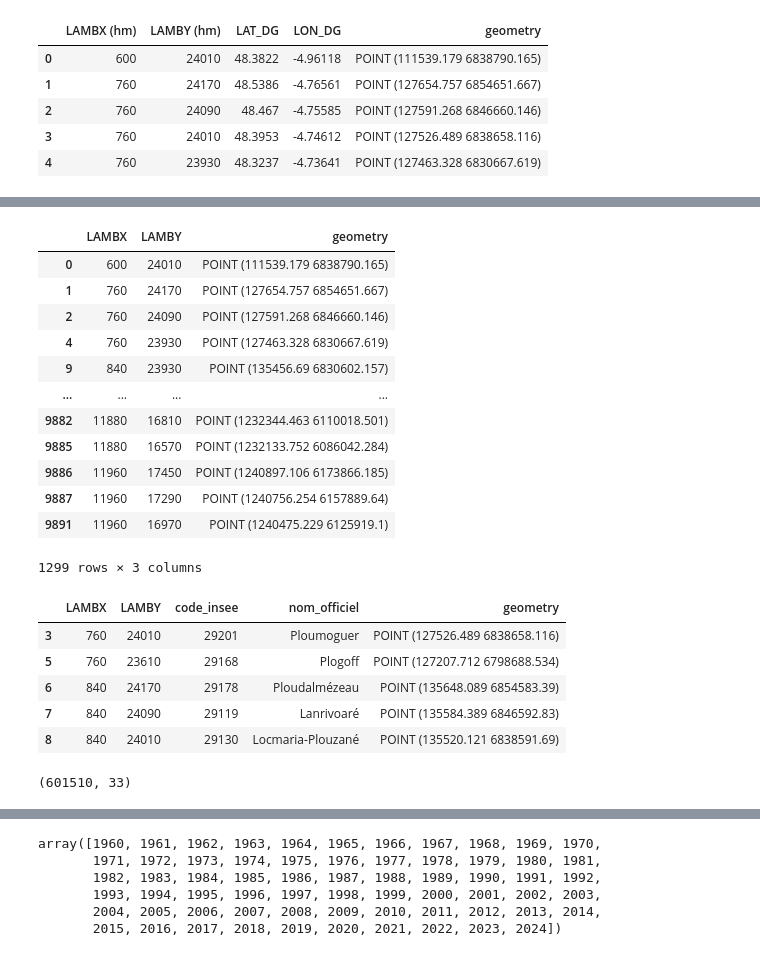
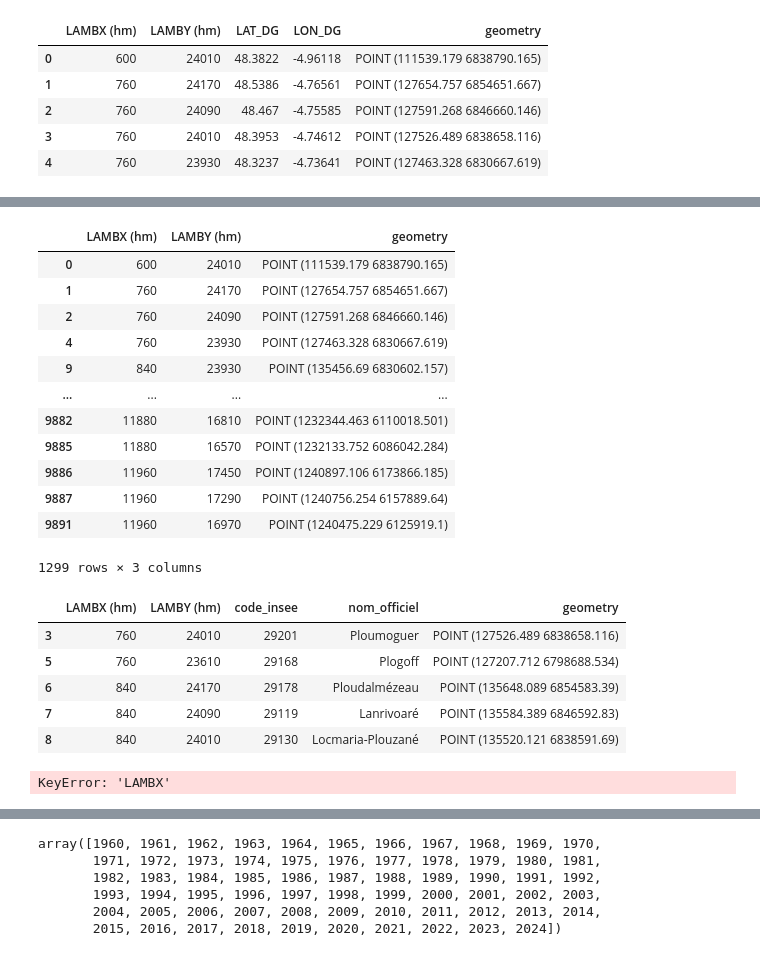
Before and after one commit to Sophie-Monsi/MACHINE-LEARNING-FOR-CLIMATE-RISK, a Jupyter notebook: Database_download.ipynb, the cells around one changed output, grey strips where cells are left out. Cells and saved outputs as stored; diff of their text form; code cells hidden in the pictures.

```diff
--- a/Database_download.ipynb
+++ b/Database_download.ipynb
@@ -643,7 +661,7 @@ print("Dimensions de la base finale :", swi_uniform_df.shape)
 # %%
 # lien à modifier, les données sont stockées sur le repo
 # utilisation de la longitude et de la latitude puis conversion en Lambert-93 (EPSG:2154) car les points de la grille utilisée n'ont pas les mêmes echelles que celles de ADMIN-EXPRESS
-df_safran=pd.read_csv("C:/Users/lisaw/Desktop/ENSAE/3A/Machine_learning/Project/MACHINE-LEARNING-FOR-CLIMATE-RISK/coordonnees_grille_safran_lambert-2-etendu.csv", sep=";")
+df_safran=pd.read_csv("coordonnees_grille_safran_lambert-2-etendu.csv", sep=";")
 df_safran["LON_DG"] = df_safran["LON_DG"].astype(str).str.replace(",", ".", regex=False)
 df_safran["LAT_DG"] = df_safran["LAT_DG"].astype(str).str.replace(",", ".", regex=False)
 gdf_pts = gpd.GeoDataFrame(
@@ -674,9 +692,9 @@ pts_communes.head()
 | 4 | 760 | 23930 | 48.3237 | -4.73641 | POINT (127463.328 6830667.619) | NaN | NaN | NaN |
 # %%
 # Coordonnées à retirer car ils ne correspondents pas aux points terrestres de la France métropolitaine (pas de correspondance avec les communes en France)
-pts_communes[pd.isna(pts_communes["code_insee"])][["LAMBX","LAMBY","geometry"]]
+pts_communes[pd.isna(pts_communes["code_insee"])][["LAMBX (hm)","LAMBY (hm)","geometry"]]
 # %% [output]
-|  | LAMBX | LAMBY | geometry |
+|  | LAMBX (hm) | LAMBY (hm) | geometry |
 | 0 | 600 | 24010 | POINT (111539.179 6838790.165) |
 | 1 | 760 | 24170 | POINT (127654.757 6854651.667) |
 | 2 | 760 | 24090 | POINT (127591.268 6846660.146) |
@@ -691,10 +709,10 @@ pts_communes[pd.isna(pts_communes["code_insee"])][["LAMBX","LAMBY","geometry"]]
 1299 rows × 3 columns
 # %%
 # Points à utilser pour la jointure avec les données du swi journalier
-pts_communes_new=pts_communes.loc[pts_communes["code_insee"].notna(), ["LAMBX", "LAMBY","code_insee","nom_officiel","geometry"]]
+pts_communes_new=pts_communes.loc[pts_communes["code_insee"].notna(), ["LAMBX (hm)", "LAMBY (hm)","code_insee","nom_officiel","geometry"]]
 pts_communes_new.head()
 # %% [output]
-|  | LAMBX | LAMBY | code_insee | nom_officiel | geometry |
+|  | LAMBX (hm) | LAMBY (hm) | code_insee | nom_officiel | geometry |
 | 3 | 760 | 24010 | 29201 | Ploumoguer | POINT (127526.489 6838658.116) |
 | 5 | 760 | 23610 | 29168 | Plogoff | POINT (127207.712 6798688.534) |
 | 6 | 840 | 24170 | 29178 | Ploudalmézeau | POINT (135648.089 6854583.39) |
@@ -718,10 +736,10 @@ def join_by_coordinates(table1, table2):
         how="inner"   # garde uniquement les correspondances
     )
     return merged
-daily_swi_communes=join_by_coordinates(data20_25, pts_communes_new)
+daily_swi_communes=join_by_coordinates(base_generale, pts_communes_new)
 daily_swi_communes.shape
 # %% [output]
-(601510, 33)
+KeyError: 'LAMBX'
 # %%
 daily_swi_communes["YEAR"].unique()
 daily_swi_df_train= daily_swi_communes[
```
Also changed, not shown: parts of 2 cells of this notebook.
